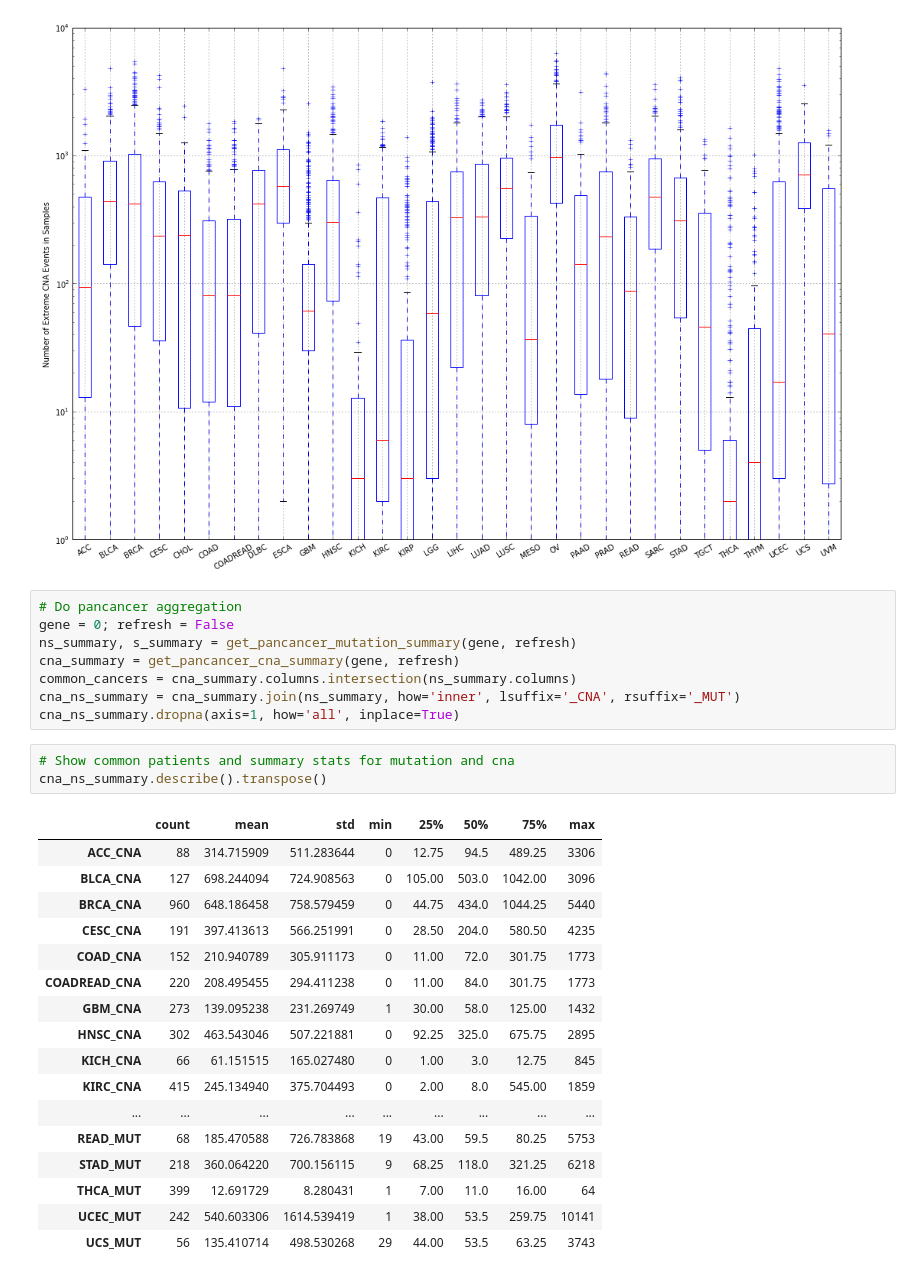
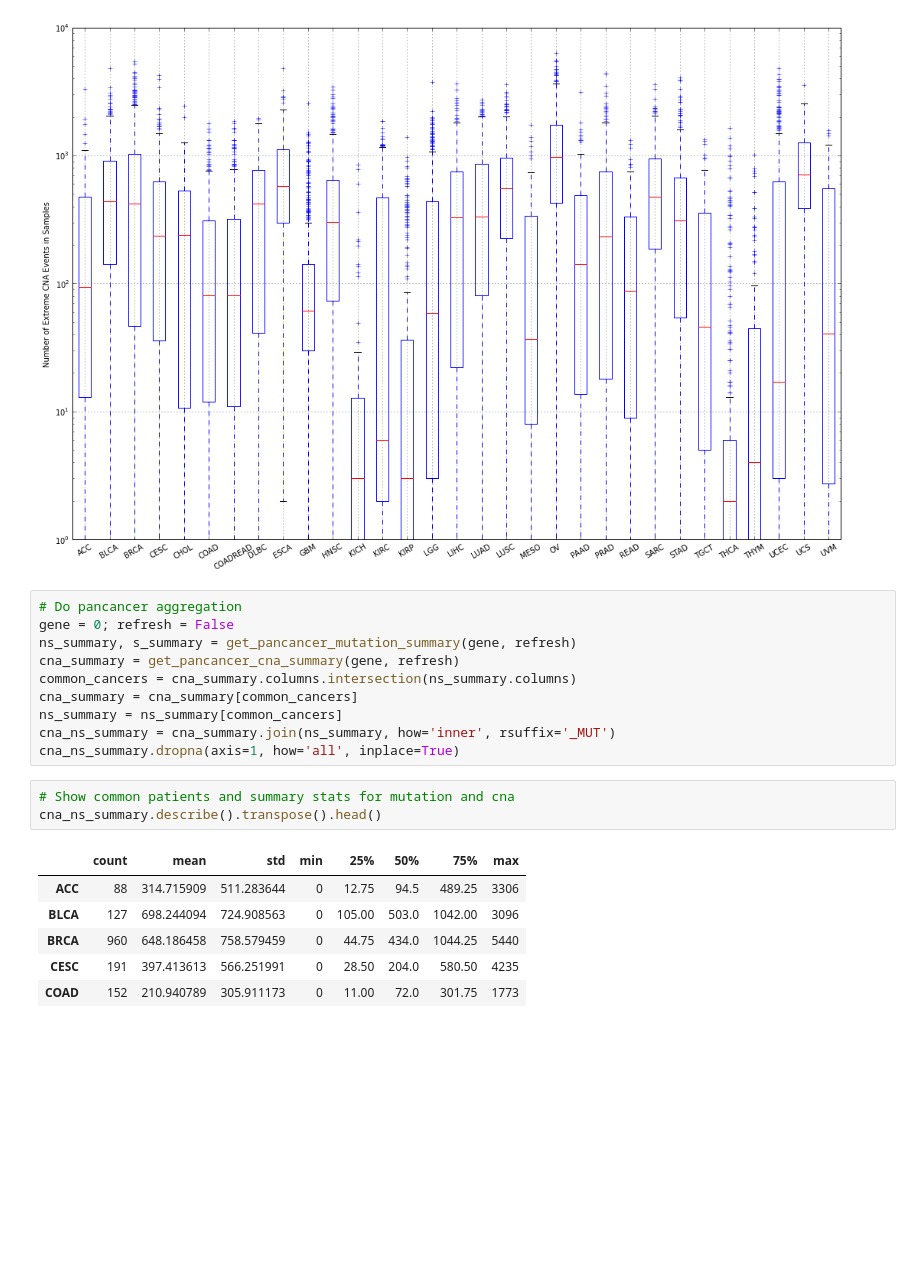
Before and after one commit to nitinksingh/driver, a Jupyter notebook: cna.ipynb, the cells around one changed output. Drawn from its saved outputs; the diff is of its cells as text; blank space fills up the shorter version.

```diff
--- a/cna.ipynb
+++ b/cna.ipynb
@@ -26,26 +27,17 @@ gene = 0; refresh = False
 ns_summary, s_summary = get_pancancer_mutation_summary(gene, refresh)
 cna_summary = get_pancancer_cna_summary(gene, refresh)
 common_cancers = cna_summary.columns.intersection(ns_summary.columns)
-cna_ns_summary = cna_summary.join(ns_summary, how='inner', lsuffix='_CNA', rsuffix='_MUT')
+cna_summary = cna_summary[common_cancers]
+ns_summary = ns_summary[common_cancers]
+cna_ns_summary = cna_summary.join(ns_summary, how='inner', rsuffix='_MUT')
 cna_ns_summary.dropna(axis=1, how='all', inplace=True)
 # %%
 # Show common patients and summary stats for mutation and cna
-cna_ns_summary.describe().transpose()
+cna_ns_summary.describe().transpose().head()
 # %% [output]
 |  | count | mean | std | min | 25% | 50% | 75% | max |
-| ACC_CNA | 88 | 314.715909 | 511.283644 | 0 | 12.75 | 94.5 | 489.25 | 3306 |
-| BLCA_CNA | 127 | 698.244094 | 724.908563 | 0 | 105.00 | 503.0 | 1042.00 | 3096 |
-| BRCA_CNA | 960 | 648.186458 | 758.579459 | 0 | 44.75 | 434.0 | 1044.25 | 5440 |
-| CESC_CNA | 191 | 397.413613 | 566.251991 | 0 | 28.50 | 204.0 | 580.50 | 4235 |
-| COAD_CNA | 152 | 210.940789 | 305.911173 | 0 | 11.00 | 72.0 | 301.75 | 1773 |
-| COADREAD_CNA | 220 | 208.495455 | 294.411238 | 0 | 11.00 | 84.0 | 301.75 | 1773 |
-| GBM_CNA | 273 | 139.095238 | 231.269749 | 1 | 30.00 | 58.0 | 125.00 | 1432 |
-| HNSC_CNA | 302 | 463.543046 | 507.221881 | 0 | 92.25 | 325.0 | 675.75 | 2895 |
-| KICH_CNA | 66 | 61.151515 | 165.027480 | 0 | 1.00 | 3.0 | 12.75 | 845 |
-| KIRC_CNA | 415 | 245.134940 | 375.704493 | 0 | 2.00 | 8.0 | 545.00 | 1859 |
-| ... | ... | ... | ... | ... | ... | ... | ... | ... |
-| READ_MUT | 68 | 185.470588 | 726.783868 | 19 | 43.00 | 59.5 | 80.25 | 5753 |
-| STAD_MUT | 218 | 360.064220 | 700.156115 | 9 | 68.25 | 118.0 | 321.25 | 6218 |
-| THCA_MUT | 399 | 12.691729 | 8.280431 | 1 | 7.00 | 11.0 | 16.00 | 64 |
-| UCEC_MUT | 242 | 540.603306 | 1614.539419 | 1 | 38.00 | 53.5 | 259.75 | 10141 |
-| UCS_MUT | 56 | 135.410714 | 498.530268 | 29 | 44.00 | 53.5 | 63.25 | 3743 |
+| ACC | 88 | 314.715909 | 511.283644 | 0 | 12.75 | 94.5 | 489.25 | 3306 |
+| BLCA | 127 | 698.244094 | 724.908563 | 0 | 105.00 | 503.0 | 1042.00 | 3096 |
+| BRCA | 960 | 648.186458 | 758.579459 | 0 | 44.75 | 434.0 | 1044.25 | 5440 |
+| CESC | 191 | 397.413613 | 566.251991 | 0 | 28.50 | 204.0 | 580.50 | 4235 |
+| COAD | 152 | 210.940789 | 305.911173 | 0 | 11.00 | 72.0 | 301.75 | 1773 |
```
Also changed, not shown: parts of 4 cells of this notebook, 2 other files.
